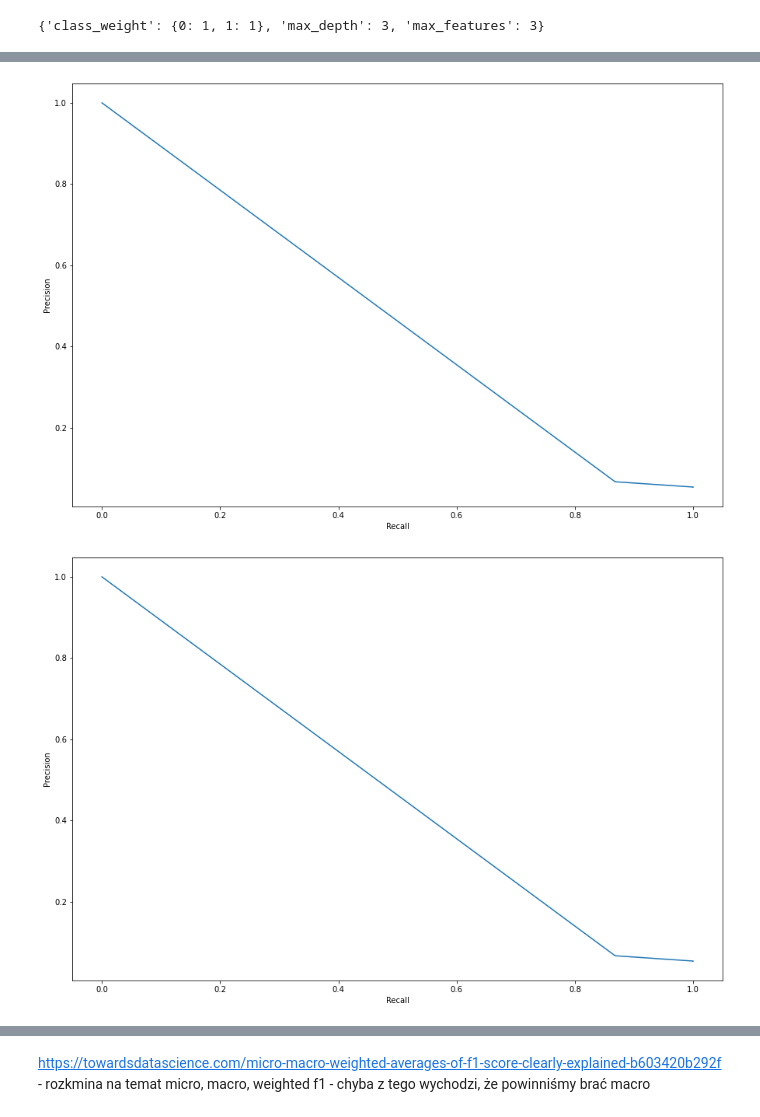
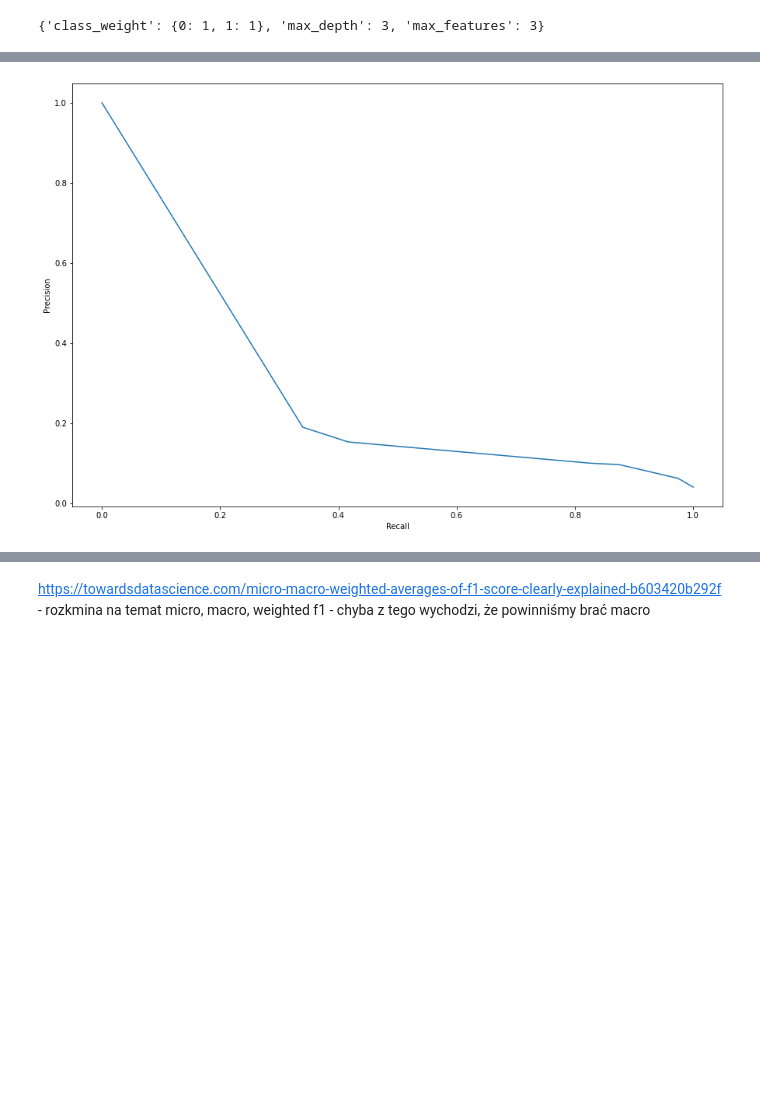
Before and after one commit to infoshareacademy/jdszr7-gold_diggers, a Jupyter notebook: python_projects/Stroke/Stroke.ipynb, the cells around one changed output, grey strips where cells are left out. Cells and saved outputs as stored; diff of their text form; code cells hidden in the pictures; blank space fills up the shorter version.

```diff
--- a/python_projects/Stroke/Stroke.ipynb
+++ b/python_projects/Stroke/Stroke.ipynb
@@ -674,7 +675,7 @@ param_drzewo = {"max_depth": [3,4],
 # %%
 rf_classifier = DecisionTreeClassifier(random_state=42)
 
-grid_search = GridSearchCV(rf_classifier, param_grid=param_drzewo, cv=5, scoring = 'recall', verbose=0)
+grid_search = GridSearchCV(rf_classifier, param_grid=param_drzewo, cv=5, scoring = ['f1','recall'], refit = 'f1', verbose=0)
 grid_search.fit(X_train, y_train)
 # %% [output]
 GridSearchCV(cv=5, estimator=DecisionTreeClassifier(random_state=42),
@@ -759,51 +765,58 @@ param_drzewo = {"max_depth": [3, 4, 5, 6, 7],
              }
 # %%
 #grid search definition
-def grid_search(classifier, param_grid, scoring, cross_val = 0):
+def grid_search(classifier, param_grid, scoring, refit = 'f1', cross_val = 0):
     if cross_val == 0:
-        return GridSearchCV(classifier, param_grid=param_grid, scoring = scoring, verbose=0)
+        return GridSearchCV(classifier, param_grid=param_grid, scoring = scoring, refit = refit, verbose=0)
     if cross_val == 1:
-        return GridSearchCV(classifier, param_grid=param_grid, scoring = scoring, verbose=0)
+        return GridSearchCV(classifier, param_grid=param_grid, scoring = scoring, refit = refit, verbose=0)
     if cross_val >= 2:
-        return GridSearchCV(classifier, param_grid=param_grid, scoring = scoring, verbose=0, cv = cross_val)
+        return GridSearchCV(classifier, param_grid=param_grid, scoring = scoring, refit = refit, verbose=0, cv = cross_val)
 
 # grid_search.fit(X, y)
 # %%
+scorer = ['f1', 'recall', 'precision', 'accuracy', 'roc_auc']
+refit = 'recall'
 cross_val = [0]
 
 for cv_value in cross_val:
-    for scorer in ['f1','recall']:
-        # grid search
-        grid_search_clf = grid_search(drzewo, param_drzewo, scorer, cv_value)
-        grid_search_clf.fit(X_train_scaled, y_train) # w drzewie nie muszą być dane zestandaryzowanne
-        best_est = grid_search_clf.best_estimator_
 
-        #predykcja dla najlepszego estymatora wg recall
-        y_pred = best_est.predict(X_test)
-        y_pred_proba = best_est.predict_proba(X_test)[:,1]
-        #wartość precyzji dla najlepszego estymatora
-        precision = precision_score(y_test, y_pred)
-        f1 = f1_score(y_test, y_pred)
+    # grid search
+    grid_search_clf = grid_search(drzewo, param_drzewo, scorer, refit = refit, cross_val = cv_value)
+    grid_search_clf.fit(X_train_scaled, y_train) # w drzewie nie muszą być dane zestandaryzowanne
+    best_est = grid_search_clf.best_estimator_
 
-        precision_c, recall_c, thresholds = precision_recall_curve(y_test, y_pred_proba)
+    # Zebranie score'ów dla najlepszego klasyfikatora
+    slownik_score = {}
+    scorer_rank = 'rank_test_' + refit
+    rank_min = grid_search_clf.cv_results_[scorer_rank].argmin()
+    for sc in scorer:
+        scorer_name = 'mean_test_' + sc
+        scorer_value = grid_search_clf.cv_results_[scorer_name][rank_min]
+        slownik_score[sc] = scorer_value
+
+    #predykcja dla najlepszego estymatora wg recall
+    y_pred = best_est.predict(X_train_scaled)
+    y_pred_proba = best_est.predict_proba(X_train_scaled)[:,1]
 
 
-        print(f"Liczba kroswalidacji: {cv_value} \n \
-Sprawdzana metryka: {scorer} \n \
+    precision_c, recall_c, thresholds = precision_recall_curve(y_train, y_pred_proba)
+
+
+    print(f"Liczba kroswalidacji: {cv_value} \n \
+Liczba obserwacji w zbiorze treningowym: {sorted(Counter(y_train).items())} \n \
+Sprawdzana metryka: {refit} \n \
 Najlepsza wartość metryki: {grid_search_clf.best_score_} \n \
+Pozostałe score'y: {slownik_score} \n \
+\n \
 Precision dla najlepszego estymatora: {precision} \n \
 F1_score dla najlepszego estymatora: {f1} \n \
 Najlepsze parametry: {grid_search_clf.best_params_} \n \
-Macierz konryngencji:")
-        print(confusion_matrix(y_test, y_pred))
-        plt.figure(figsize=(15, 10))
-        plt.plot(recall_c, precision_c)
-        plt.xlabel("Recall")
-        plt.ylabel("Precision")
-        print(classification_report(y_test, y_pred))
-
-
-# UWAGA! Nie wiem, czemu scorer = 'f1' i f1_score(y_test, y_pred) dają inne wartości nawet bez walidacji krzyżowej
-# (czyli nie liczymy średniej z n wyników). Może to jest uśredniona wartość z klas 0 i 1,
-# a f1_score(y_test, y_pred) podaje tylko f1 dla jedynek (pokrywa się to z classification_report)
+Macierz kontyngencji:")
+    print(confusion_matrix(y_train, y_pred))
+    plt.figure(figsize=(15, 10))
+    plt.plot(recall_c, precision_c)
+    plt.xlabel("Recall")
+    plt.ylabel("Precision")
+    print(classification_report(y_train, y_pred))
 # %% [output]
@@ -827,2 +843 @@ weighted avg       0.95      0.06      0.01       982
-[figure, old version]
+[figure, new version]
-[figure, removed]
```
Also changed, not shown: parts of 15 cells of this notebook.
